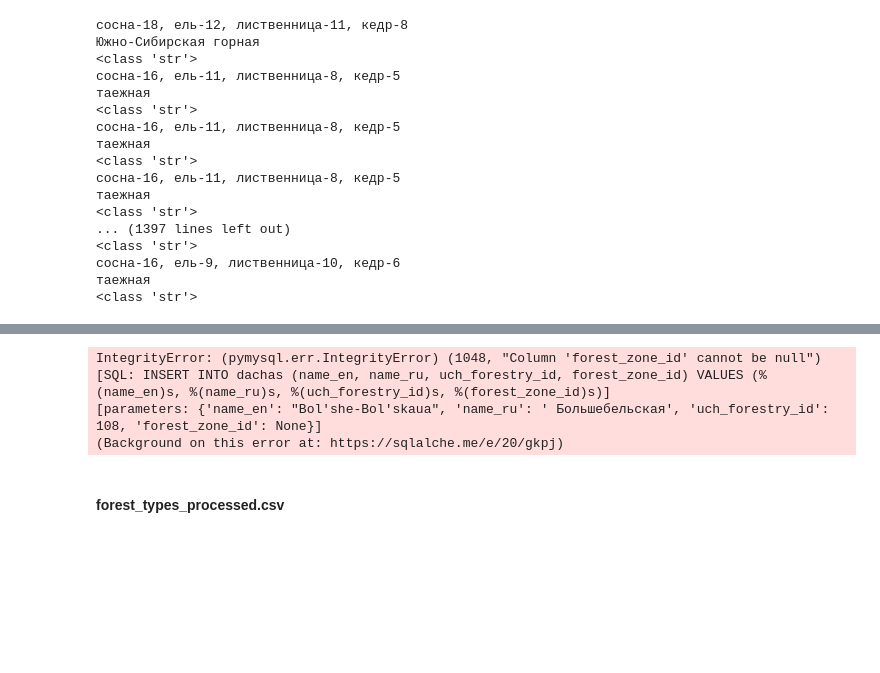
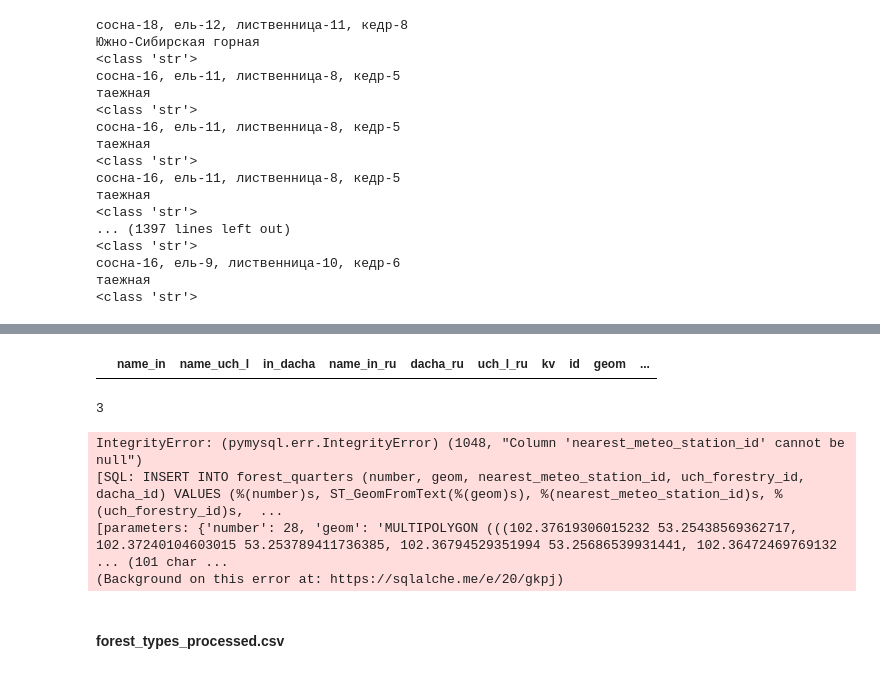
Before and after one commit to Nickitarius/Forest_Fires_Data_Visualisation, a Jupyter notebook: app/data_transfer.ipynb, the cells around one changed output, grey strips where cells are left out. Cells and saved outputs as stored; diff of their text form; code cells hidden in the pictures; blank space fills up the shorter version.

Commit message:
Quarters vusalised?

```diff
--- a/app/data_transfer.ipynb
+++ b/app/data_transfer.ipynb
@@ -359,0 +432,17 @@ for name, group in grouped_dachas:
+# %%
+nws_df[nws_df['geom'].isnull()]
+# %% [output]
+|  | name_in | name_uch_l | in_dacha | name_in_ru | dacha_ru | uch_l_ru | kv | id | geom | ... |
+# %%
+c = 0
+for i in range(len(nws_df)):
+    try:
+        shapely.from_wkb(nws_df['geom'][i])
+    except:
+        c+=1
+
+c
+
+# nws_df['geom'][138]
+# %% [output]
+3
@@ -360,14 +490,13 @@ for name, group in grouped_dachas:
 # %%
 # sf.rollback()
 # %%
-sf.add_all(dachas)
-sf.add_all(seed_zoning_zones)
+sf.add_all(quarters)
 
 sf.commit()
 # %% [output]
-IntegrityError: (pymysql.err.IntegrityError) (1048, "Column 'forest_zone_id' cannot be null")
-[SQL: INSERT INTO dachas (name_en, name_ru, uch_forestry_id, forest_zone_id) VALUES (%(name_en)s, %(name_ru)s, %(uch_forestry_id)s, %(forest_zone_id)s)]
-[parameters: {'name_en': "Bol'she-Bol'skaua", 'name_ru': ' Большебельская', 'uch_forestry_id': 108, 'forest_zone_id': None}]
+IntegrityError: (pymysql.err.IntegrityError) (1048, "Column 'nearest_meteo_station_id' cannot be null")
+[SQL: INSERT INTO forest_quarters (number, geom, nearest_meteo_station_id, uch_forestry_id, dacha_id) VALUES (%(number)s, ST_GeomFromText(%(geom)s), %(nearest_meteo_station_id)s, %(uch_forestry_id)s,  ...
+[parameters: {'number': 28, 'geom': 'MULTIPOLYGON (((102.37619306015232 53.25438569362717, 102.37240104603015 53.253789411736385, 102.36794529351994 53.25686539931441, 102.36472469769132 ... (101 char ...
 (Background on this error at: https://sqlalche.me/e/20/gkpj)
 # %% [markdown]
 #### forest_types_processed.csv
```
Also changed, not shown: parts of 14 cells of this notebook, 1 other file.
